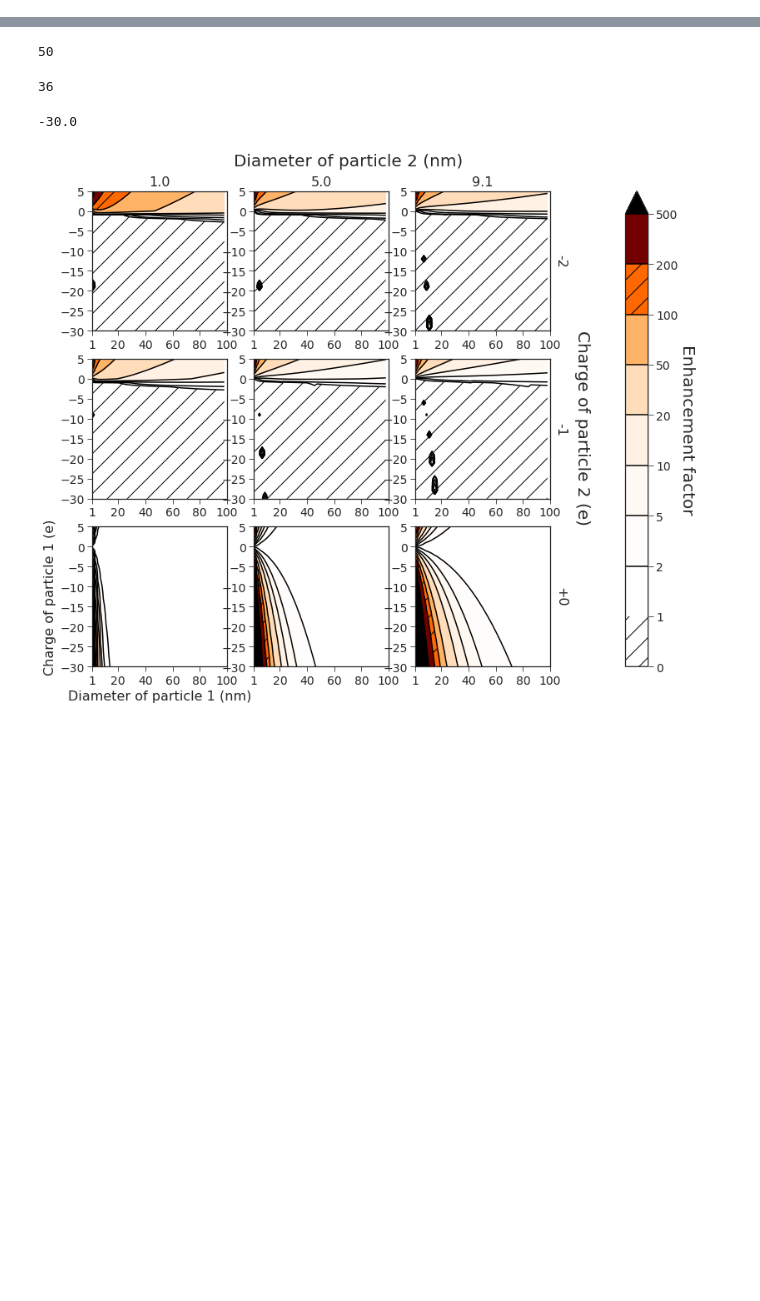
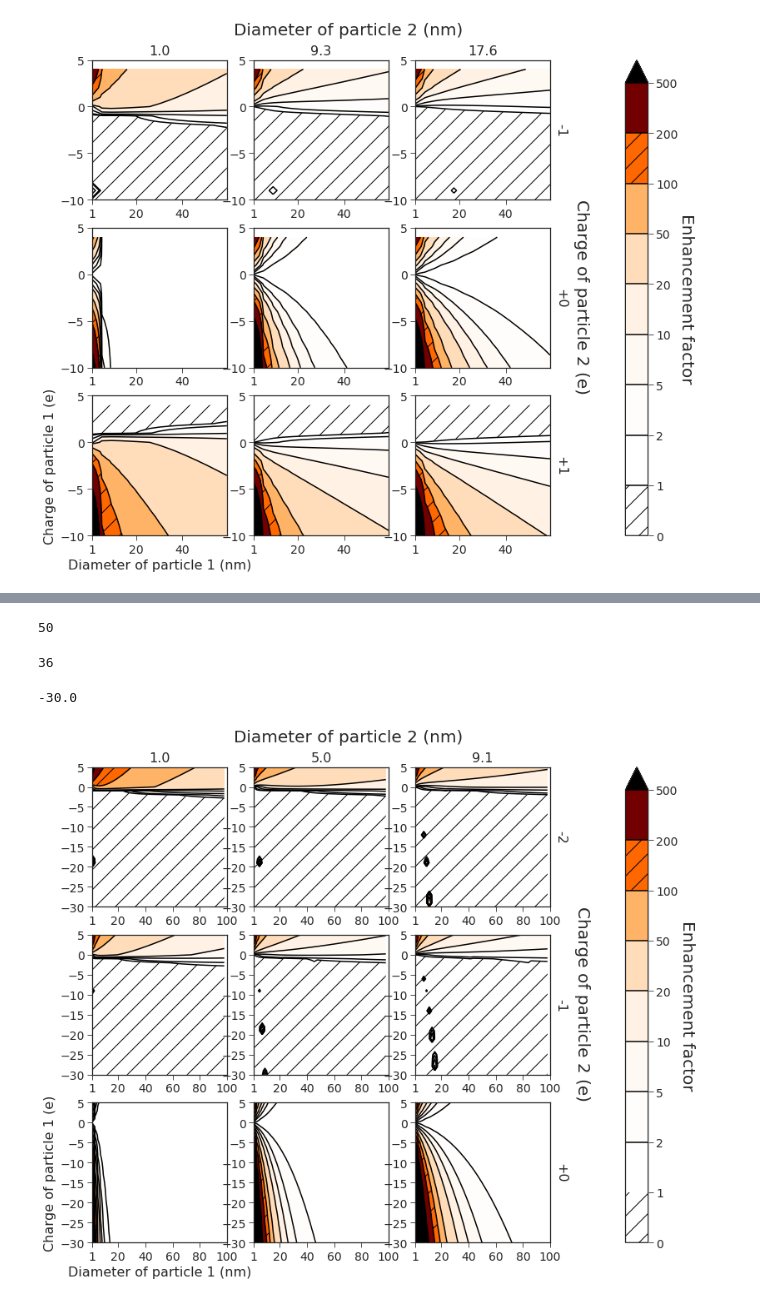
Before and after one commit to caos21/ndust, a Jupyter notebook: press/efactor-results.ipynb, the cells around one changed output, grey strips where cells are left out. Cells and saved outputs as stored; diff of their text form; code cells hidden in the pictures; blank space fills up the shorter version.

```diff
--- a/press/efactor-results.ipynb
+++ b/press/efactor-results.ipynb
@@ -309,3 +309,14 @@ class mplot4d(object):
         plt.savefig(filename+'.eps')
         plt.show()
         return self.dpivots[d1_indices], data
+# %%
+miter = mplot4d("test-maxiter")
+# ll=[0, 1, 2]
+ll=[0, 2, 4]
+ql=[9, 10, 11]
+miter.set_grid(0, 15, 0, 15)
+miter.loglevels = np.array([0, 1, 2, 5, 10, 20, 50, 100, 200, 500])
+miter.plot(ll, ql, filename='test', xaxticks=[1, *np.arange(20, 60, 20)],
+           yaxticks=[*np.arange(-10, 6, 5)])
+# %% [output]
+[figure, added]
```
Also changed, not shown: parts of 1 cell of this notebook, 4 other files.
